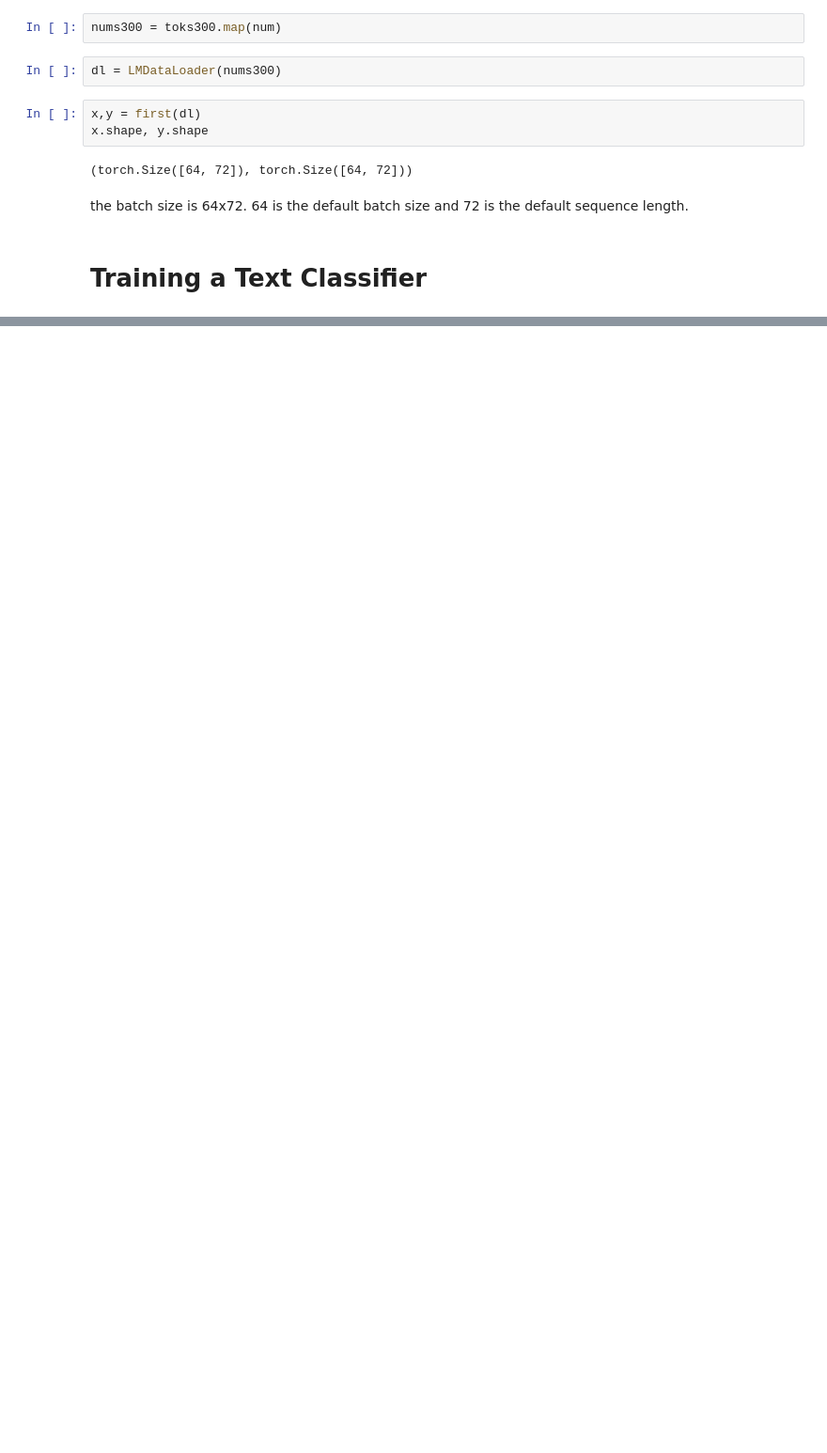
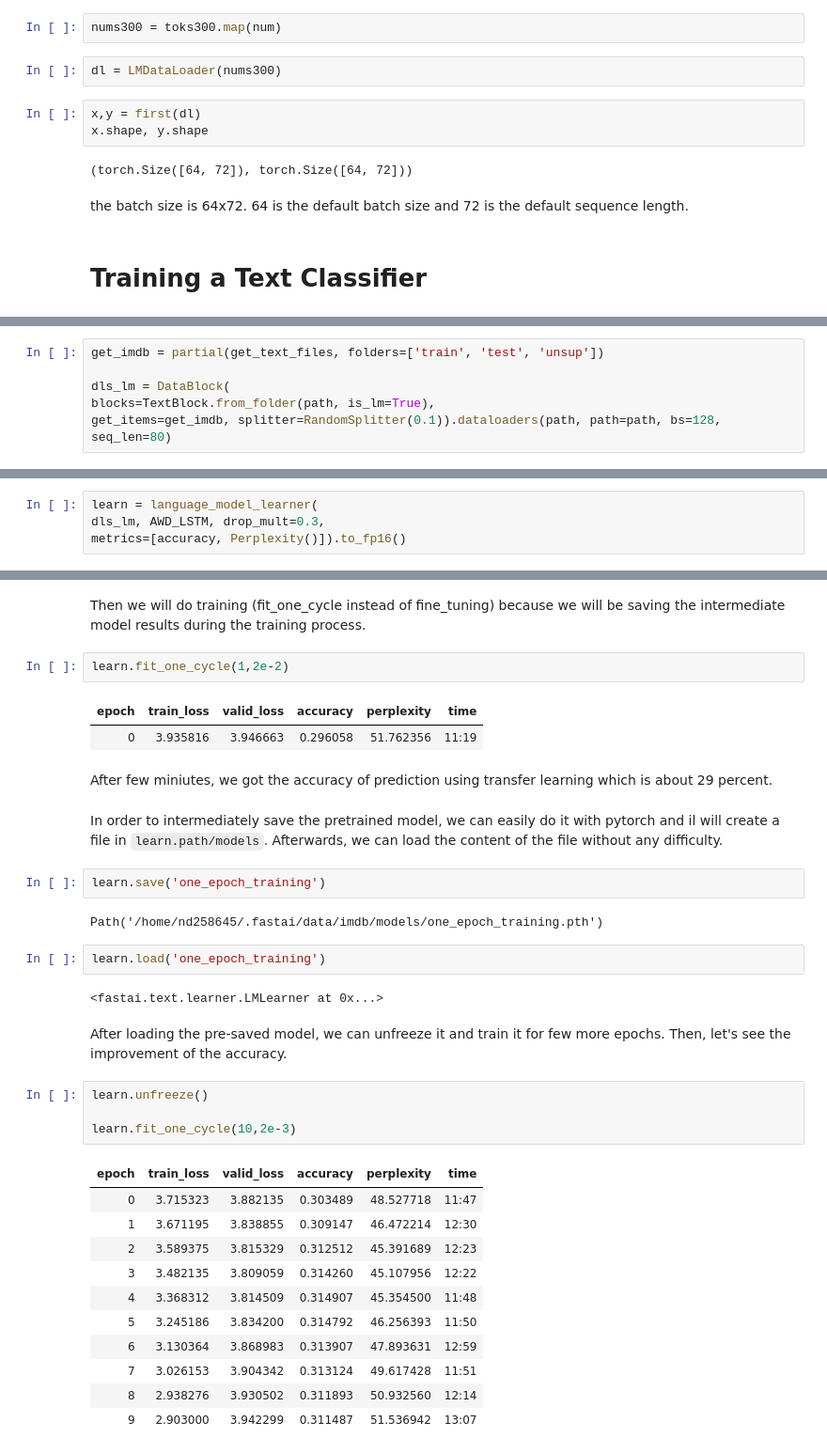
Before and after one commit to dnlam/fastblog, a Jupyter notebook: _notebooks/2022-03-29-NLP.ipynb, the cells around one changed output, grey strips where cells are left out. Shown: that part at 94% size. Saved outputs shown, nothing was run; the diff lists cells and outputs as text; blank space fills up the shorter version.

```diff
--- a/_notebooks/2022-03-29-NLP.ipynb
+++ b/_notebooks/2022-03-29-NLP.ipynb
@@ -137,0 +142,6 @@ the batch size is 64x72. 64 is the default batch size and 72 is the default sequ
+# %%
+get_imdb = partial(get_text_files, folders=['train', 'test', 'unsup'])
+
+dls_lm = DataBlock(
+blocks=TextBlock.from_folder(path, is_lm=True),
+get_items=get_imdb, splitter=RandomSplitter(0.1)).dataloaders(path, path=path, bs=128, seq_len=80)
@@ -137,0 +154,4 @@ the batch size is 64x72. 64 is the default batch size and 72 is the default sequ
+# %%
+learn = language_model_learner(
+dls_lm, AWD_LSTM, drop_mult=0.3,
+metrics=[accuracy, Perplexity()]).to_fp16()
@@ -137,0 +160,37 @@ the batch size is 64x72. 64 is the default batch size and 72 is the default sequ
+# %% [markdown]
+Then we will do training (fit_one_cycle instead of fine_tuning) because we will be saving the intermediate model results during the training process.
+# %%
+learn.fit_one_cycle(1,2e-2)
+# %% [output]
+| epoch | train_loss | valid_loss | accuracy | perplexity | time |
+| 0 | 3.935816 | 3.946663 | 0.296058 | 51.762356 | 11:19 |
+# %% [markdown]
+After few miniutes, we got the accuracy of prediction using transfer learning which is about 29 percent.
+# %% [markdown]
+In order to intermediately save the pretrained model, we can easily do it with pytorch and il will create a file in `learn.path/models`. Afterwards, we can load the content of the file without any difficulty.
+# %%
+learn.save('one_epoch_training')
+# %% [output]
+Path('/home/nd258645/.fastai/data/imdb/models/one_epoch_training.pth')
+# %%
+learn.load('one_epoch_training')
+# %% [output]
+<fastai.text.learner.LMLearner at 0x...>
+# %% [markdown]
+After loading the pre-saved model, we can unfreeze it and train it for few more epochs. Then, let's see the improvement of the accuracy.
+# %%
+learn.unfreeze()
+
+learn.fit_one_cycle(10,2e-3)
+# %% [output]
+| epoch | train_loss | valid_loss | accuracy | perplexity | time |
+| 0 | 3.715323 | 3.882135 | 0.303489 | 48.527718 | 11:47 |
+| 1 | 3.671195 | 3.838855 | 0.309147 | 46.472214 | 12:30 |
+| 2 | 3.589375 | 3.815329 | 0.312512 | 45.391689 | 12:23 |
+| 3 | 3.482135 | 3.809059 | 0.314260 | 45.107956 | 12:22 |
+| 4 | 3.368312 | 3.814509 | 0.314907 | 45.354500 | 11:48 |
+| 5 | 3.245186 | 3.834200 | 0.314792 | 46.256393 | 11:50 |
+| 6 | 3.130364 | 3.868983 | 0.313907 | 47.893631 | 12:59 |
+| 7 | 3.026153 | 3.904342 | 0.313124 | 49.617428 | 11:51 |
+| 8 | 2.938276 | 3.930502 | 0.311893 | 50.932560 | 12:14 |
+| 9 | 2.903000 | 3.942299 | 0.311487 | 51.536942 | 13:07 |
```
Also changed, not shown: parts of 19 cells of this notebook.
